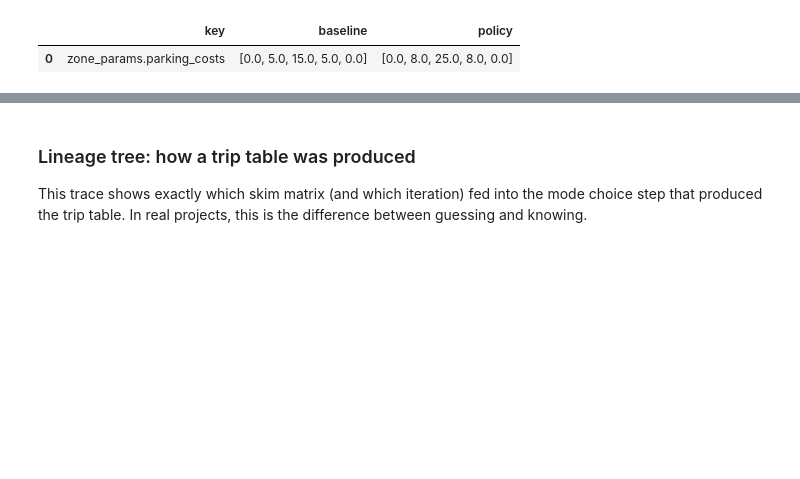
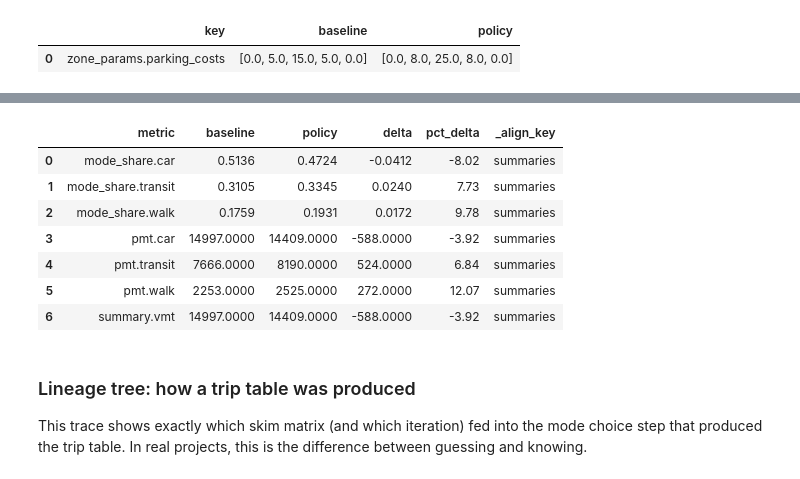
Before and after one commit to LBNL-UCB-STI/consist, a Jupyter notebook: examples/03_transportation_demand_modeling.ipynb, the cells around one changed output, grey strips where cells are left out. Drawn from its saved outputs; the diff is of its cells as text; code cells hidden in the pictures; blank space fills up the shorter version.

```diff
--- a/examples/03_transportation_demand_modeling.ipynb
+++ b/examples/03_transportation_demand_modeling.ipynb
@@ -753,3 +746,87 @@ diff_df
+# %%
+all_runs = tracker.run_set(label="all-runs", status="completed")
+
+baseline_runs = all_runs.filter(parent_id=SCENARIO_RUN_ID)
+policy_runs = all_runs.filter(parent_id=high_parking_results["scenario_run_id"])
+
+# Align the single summaries run from each scenario for pairwise comparison.
+summary_pair = (
+    baseline_runs.filter(model="summaries")
+    .latest()
+    .align(policy_runs.filter(model="summaries").latest(), on="model")
+)
+
+
+def compare_outcomes(left_run, right_run, _model_key):
+    """Load summary artifacts from a matched run pair and return per-metric deltas."""
+    left_out = tracker.get_run_outputs(left_run.id)
+    right_out = tracker.get_run_outputs(right_run.id)
+
+    left_mode = (
+        consist.load_df(left_out["mode_shares"]).sort_values("iteration").iloc[-1]
+    )
+    right_mode = (
+        consist.load_df(right_out["mode_shares"]).sort_values("iteration").iloc[-1]
+    )
+    left_summ = (
+        consist.load_df(left_out["iteration_summaries"])
+        .sort_values("iteration")
+        .iloc[-1]
+    )
+    right_summ = (
+        consist.load_df(right_out["iteration_summaries"])
+        .sort_values("iteration")
+        .iloc[-1]
+    )
+    left_pmt = consist.load_df(left_out["pmt_totals"]).sort_values("iteration").iloc[-1]
+    right_pmt = (
+        consist.load_df(right_out["pmt_totals"]).sort_values("iteration").iloc[-1]
+    )
+
+    rows = []
+    for mode in ["car", "transit", "walk"]:
+        rows.append(
+            {
+                "metric": f"mode_share.{mode}",
+                "baseline": float(left_mode[mode]),
+                "policy": float(right_mode[mode]),
+            }
+        )
+    for metric in ["vmt", "avg_trip_distance"]:
+        if metric in left_summ and metric in right_summ:
+            rows.append(
+                {
+                    "metric": f"summary.{metric}",
+                    "baseline": float(left_summ[metric]),
+                    "policy": float(right_summ[metric]),
+                }
+            )
+    for mode in ["car", "transit", "walk"]:
+        rows.append(
+            {
+                "metric": f"pmt.{mode}",
+                "baseline": float(left_pmt[mode]),
+                "policy": float(right_pmt[mode]),
+            }
+        )
+
+    df = pd.DataFrame(rows)
+    df["delta"] = df["policy"] - df["baseline"]
+    df["pct_delta"] = (df["delta"] / df["baseline"] * 100).round(2)
+    return df.sort_values("metric")
+
+
+outcome_comparison = summary_pair.apply(compare_outcomes)
+outcome_comparison
+# %% [output]
+|  | metric | baseline | policy | delta | pct_delta | _align_key |
+| 0 | mode_share.car | 0.5136 | 0.4724 | -0.0412 | -8.02 | summaries |
+| 1 | mode_share.transit | 0.3105 | 0.3345 | 0.0240 | 7.73 | summaries |
+| 2 | mode_share.walk | 0.1759 | 0.1931 | 0.0172 | 9.78 | summaries |
+| 3 | pmt.car | 14997.0000 | 14409.0000 | -588.0000 | -3.92 | summaries |
+| 4 | pmt.transit | 7666.0000 | 8190.0000 | 524.0000 | 6.84 | summaries |
+| 5 | pmt.walk | 2253.0000 | 2525.0000 | 272.0000 | 12.07 | summaries |
+| 6 | summary.vmt | 14997.0000 | 14409.0000 | -588.0000 | -3.92 | summaries |
 # %% [markdown]
 ### Lineage tree: how a trip table was produced
 
```
Also changed, not shown: parts of 14 cells of this notebook, 19 other files.
